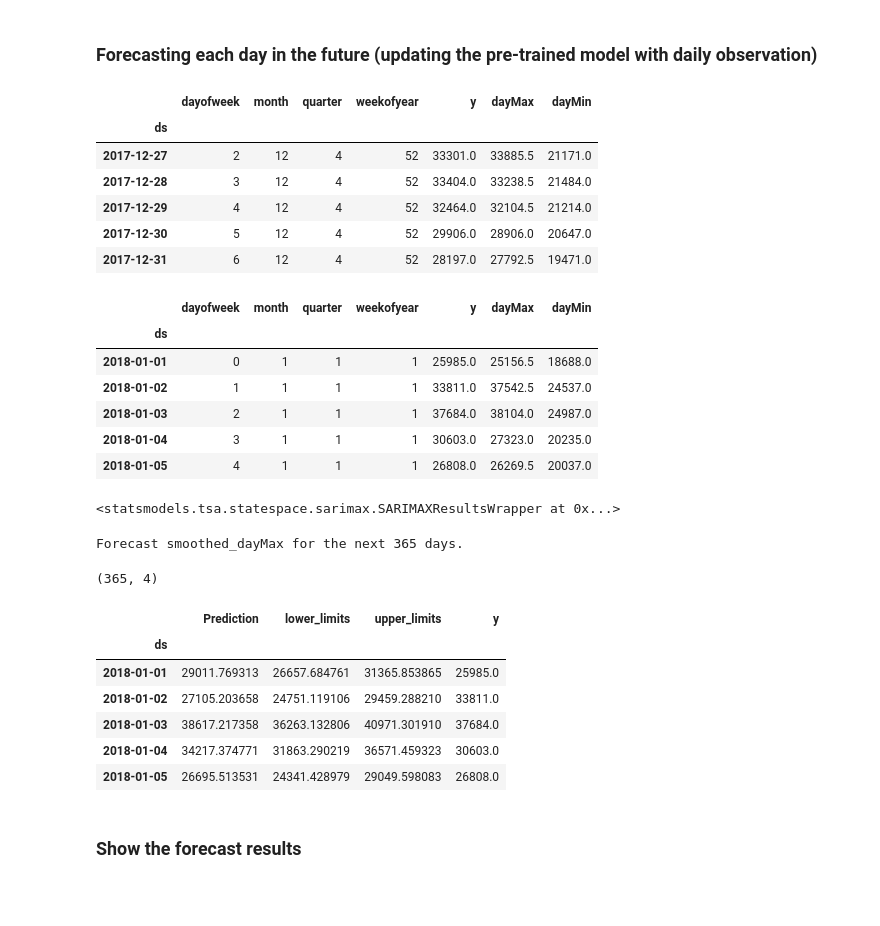
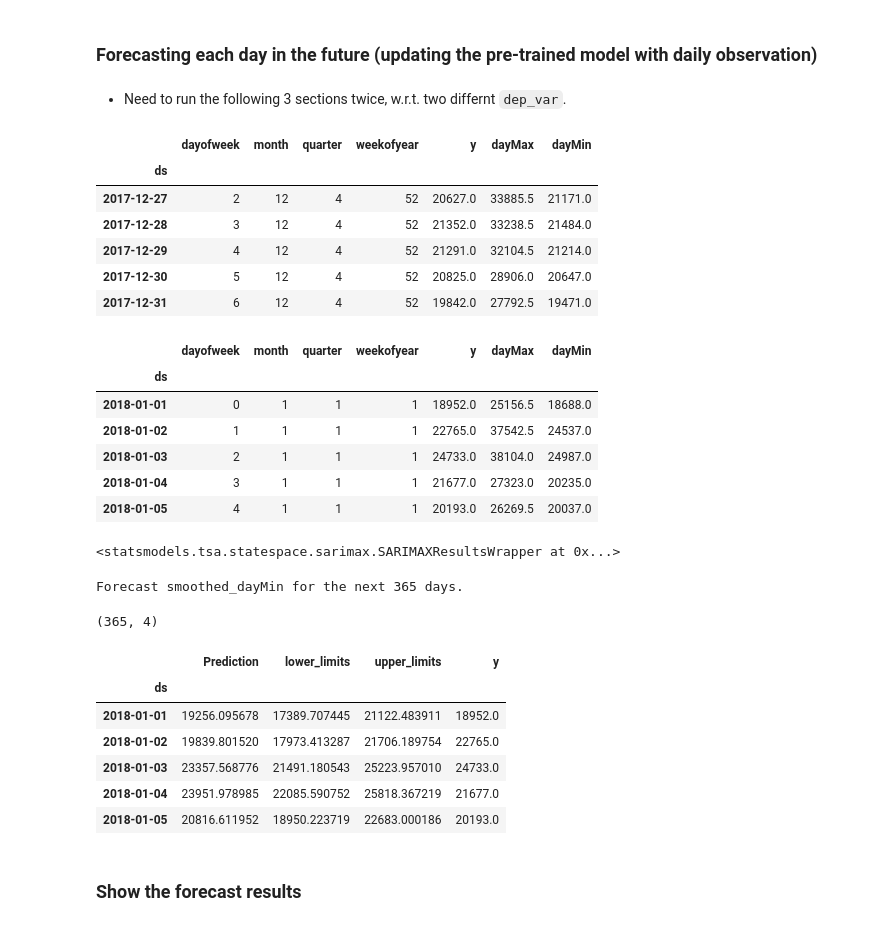
Before and after one commit to mendyhsu/Capstone, a Jupyter notebook: d_TimeSeriesModeling.ipynb, the cells around one changed output. Drawn from its saved outputs; the diff is of its cells as text; code cells hidden in the pictures; blank space fills up the shorter version.

```diff
--- a/d_TimeSeriesModeling.ipynb
+++ b/d_TimeSeriesModeling.ipynb
@@ -698,31 +701,33 @@ def model_forecast(results, df_test):
 # %%
 # Creat a dict to store the dayMax, dayMin forecast
 forcast_dict = {}
+# %% [markdown]
+* Need to run the following 3 sections twice, w.r.t. two differnt `dep_var`.
 # %%
 # Initialize train and test sets
 ind_var = 'time'
-dep_var = 'smoothed_dayMax' #'smoothed_dayMin' #'smoothed_dayMax'
+dep_var = 'smoothed_dayMin' #'smoothed_dayMin' #'smoothed_dayMax'
 start_date = '2018-01-01'
 
 df_train, df_test = train_test_split_by_time(ind_var, dep_var, forecast_start=start_date)
 
 display(df_train.tail())
 display(df_test.head())
 # %% [output]
 |  | dayofweek | month | quarter | weekofyear | y | dayMax | dayMin |
 | ds |  |  |  |  |  |  |  |
-| 2017-12-27 | 2 | 12 | 4 | 52 | 33301.0 | 33885.5 | 21171.0 |
-| 2017-12-28 | 3 | 12 | 4 | 52 | 33404.0 | 33238.5 | 21484.0 |
-| 2017-12-29 | 4 | 12 | 4 | 52 | 32464.0 | 32104.5 | 21214.0 |
-| 2017-12-30 | 5 | 12 | 4 | 52 | 29906.0 | 28906.0 | 20647.0 |
-| 2017-12-31 | 6 | 12 | 4 | 52 | 28197.0 | 27792.5 | 19471.0 |
+| 2017-12-27 | 2 | 12 | 4 | 52 | 20627.0 | 33885.5 | 21171.0 |
+| 2017-12-28 | 3 | 12 | 4 | 52 | 21352.0 | 33238.5 | 21484.0 |
+| 2017-12-29 | 4 | 12 | 4 | 52 | 21291.0 | 32104.5 | 21214.0 |
+| 2017-12-30 | 5 | 12 | 4 | 52 | 20825.0 | 28906.0 | 20647.0 |
+| 2017-12-31 | 6 | 12 | 4 | 52 | 19842.0 | 27792.5 | 19471.0 |
 |  | dayofweek | month | quarter | weekofyear | y | dayMax | dayMin |
 | ds |  |  |  |  |  |  |  |
-| 2018-01-01 | 0 | 1 | 1 | 1 | 25985.0 | 25156.5 | 18688.0 |
-| 2018-01-02 | 1 | 1 | 1 | 1 | 33811.0 | 37542.5 | 24537.0 |
-| 2018-01-03 | 2 | 1 | 1 | 1 | 37684.0 | 38104.0 | 24987.0 |
-| 2018-01-04 | 3 | 1 | 1 | 1 | 30603.0 | 27323.0 | 20235.0 |
-| 2018-01-05 | 4 | 1 | 1 | 1 | 26808.0 | 26269.5 | 20037.0 |
+| 2018-01-01 | 0 | 1 | 1 | 1 | 18952.0 | 25156.5 | 18688.0 |
+| 2018-01-02 | 1 | 1 | 1 | 1 | 22765.0 | 37542.5 | 24537.0 |
+| 2018-01-03 | 2 | 1 | 1 | 1 | 24733.0 | 38104.0 | 24987.0 |
+| 2018-01-04 | 3 | 1 | 1 | 1 | 21677.0 | 27323.0 | 20235.0 |
+| 2018-01-05 | 4 | 1 | 1 | 1 | 20193.0 | 26269.5 | 20037.0 |
 # %%
 # Load trained model
 model_load = joblib.load("enegy_{}.pkl".format(dep_var))
@@ -758,15 +763,15 @@ forcast_dict[dep_var] = future_preds.copy()
 display(future_preds.shape)
 display(future_preds.head())
 # %% [output]
-Forecast smoothed_dayMax for the next 365 days.
+Forecast smoothed_dayMin for the next 365 days.
 (365, 4)
 |  | Prediction | lower_limits | upper_limits | y |
 | ds |  |  |  |  |
-| 2018-01-01 | 29011.769313 | 26657.684761 | 31365.853865 | 25985.0 |
-| 2018-01-02 | 27105.203658 | 24751.119106 | 29459.288210 | 33811.0 |
-| 2018-01-03 | 38617.217358 | 36263.132806 | 40971.301910 | 37684.0 |
-| 2018-01-04 | 34217.374771 | 31863.290219 | 36571.459323 | 30603.0 |
-| 2018-01-05 | 26695.513531 | 24341.428979 | 29049.598083 | 26808.0 |
+| 2018-01-01 | 19256.095678 | 17389.707445 | 21122.483911 | 18952.0 |
+| 2018-01-02 | 19839.801520 | 17973.413287 | 21706.189754 | 22765.0 |
+| 2018-01-03 | 23357.568776 | 21491.180543 | 25223.957010 | 24733.0 |
+| 2018-01-04 | 23951.978985 | 22085.590752 | 25818.367219 | 21677.0 |
+| 2018-01-05 | 20816.611952 | 18950.223719 | 22683.000186 | 20193.0 |
 # %% [markdown]
 ### Show the forecast results
 # %%
```
Also changed, not shown: parts of 24 cells of this notebook, 1 other file.
